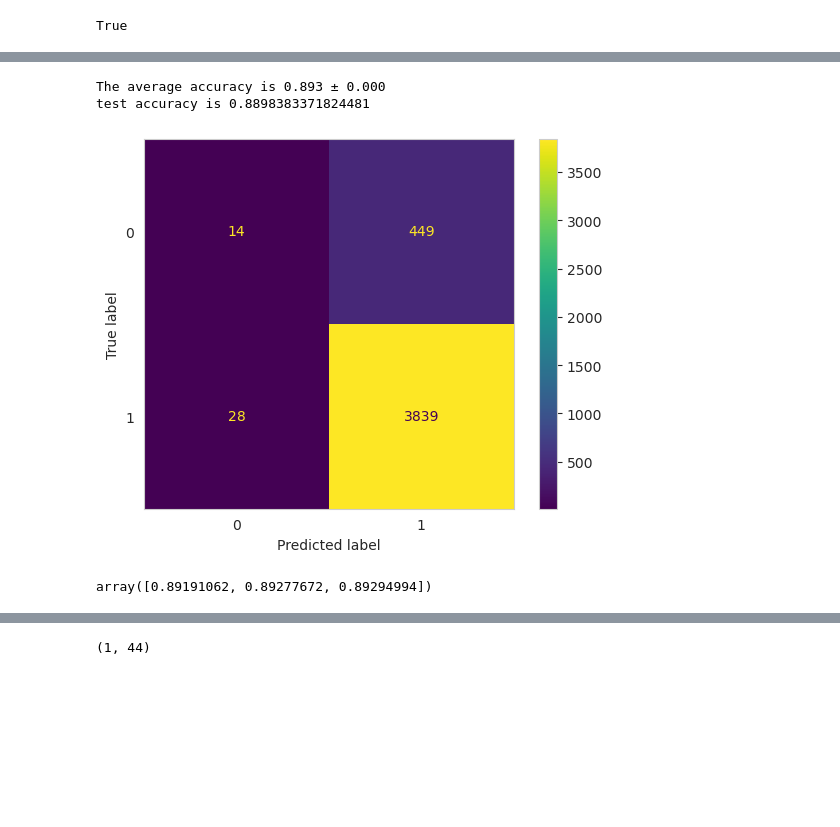
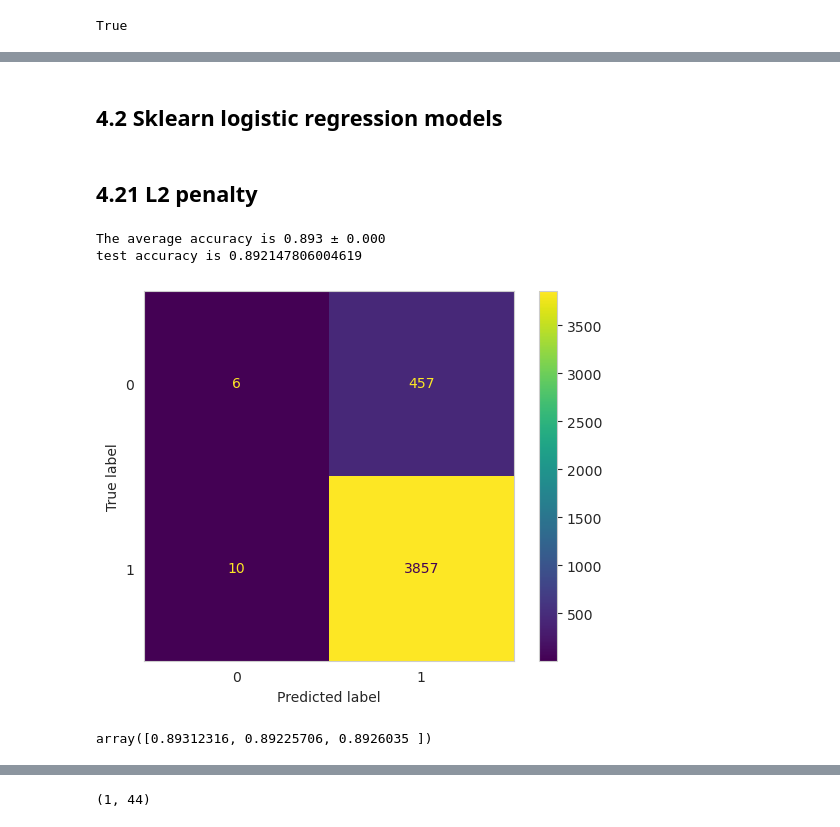
Before and after one commit to denny-lehman/ev_charging, a Jupyter notebook: models/log_reg.ipynb, the cells around one changed output, grey strips where cells are left out. Saved outputs shown, nothing was run; the diff lists cells and outputs as text; code cells hidden in the pictures; blank space fills up the shorter version.

```diff
--- a/models/log_reg.ipynb
+++ b/models/log_reg.ipynb
@@ -177,0 +144,3 @@ X_train, X_test, y_train, y_test = train_test_split(X, y, test_size = .2, strati
+# %%
+print('guess always available and never available')
+results['always_available'] = get_results(y_test, [1] * len(y_test))
@@ -177,0 +152,3 @@ X_train, X_test, y_train, y_test = train_test_split(X, y, test_size = .2, strati
+# %%
+print('guess never available')
+results['never_available'] = get_results(y_test, [0] * len(y_test))
@@ -178,35 +157,39 @@ X_train, X_test, y_train, y_test = train_test_split(X, y, test_size = .2, strati
+# %% [markdown]
+## 4.2 Sklearn logistic regression models
+# %% [markdown]
+## 4.21 L2 penalty
 # %%
 from sklearn.model_selection import StratifiedKFold, KFold
 from sklearn.model_selection import cross_validate
 from sklearn.model_selection import train_test_split
 from sklearn.linear_model import LogisticRegression
 from sklearn.preprocessing import OneHotEncoder
 from sklearn.pipeline import Pipeline
 
 
-model = LogisticRegression()
+model = LogisticRegression(penalty='l2')
 pipe = Pipeline([
-    ('ohe', OneHotEncoder()),
+    ('ohe', OneHotEncoder(sparse_output=False, handle_unknown='ignore', drop='first')),
     ('lr', model),
 ])
 
 skf = StratifiedKFold(n_splits=3)
 cv_results = cross_validate(pipe, X_train, y_train, cv=skf)
 test_score = cv_results["test_score"]
 print(
     f"The average accuracy is {test_score.mean():.3f} ± {test_score.std():.3f}"
 )
 pipe.fit(X_train, y_train)
 pred = pipe.predict(X_test)
 print(f'test accuracy is {pipe.score(X_test, y_test)}')
 
-results['sk_log_reg_vanila_skf'] = get_results(y_test, pred)
+results['sk_log_l2_skf'] = get_results(y_test, pred)
 # %% [output]
 The average accuracy is 0.893 ± 0.000
-test accuracy is 0.8898383371824481
+test accuracy is 0.892147806004619
-[figure, old version]
+[figure, new version]
 # %%
 from sklearn.model_selection import cross_val_score
 cross_val_score(pipe, X_train, y_train, cv=skf)
 # %% [output]
-array([0.89191062, 0.89277672, 0.89294994])
+array([0.89312316, 0.89225706, 0.8926035 ])
```
Also changed, not shown: parts of 52 cells of this notebook.
